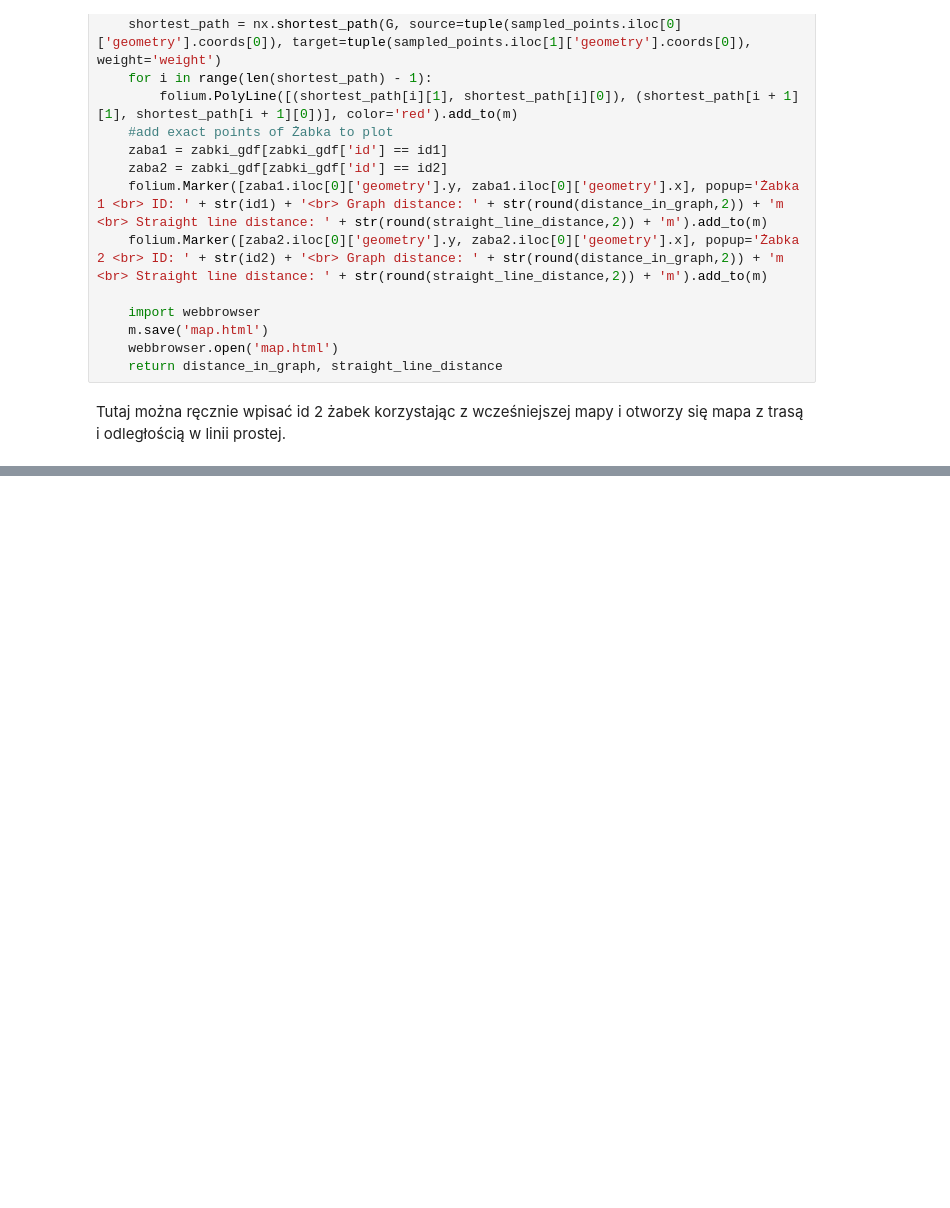
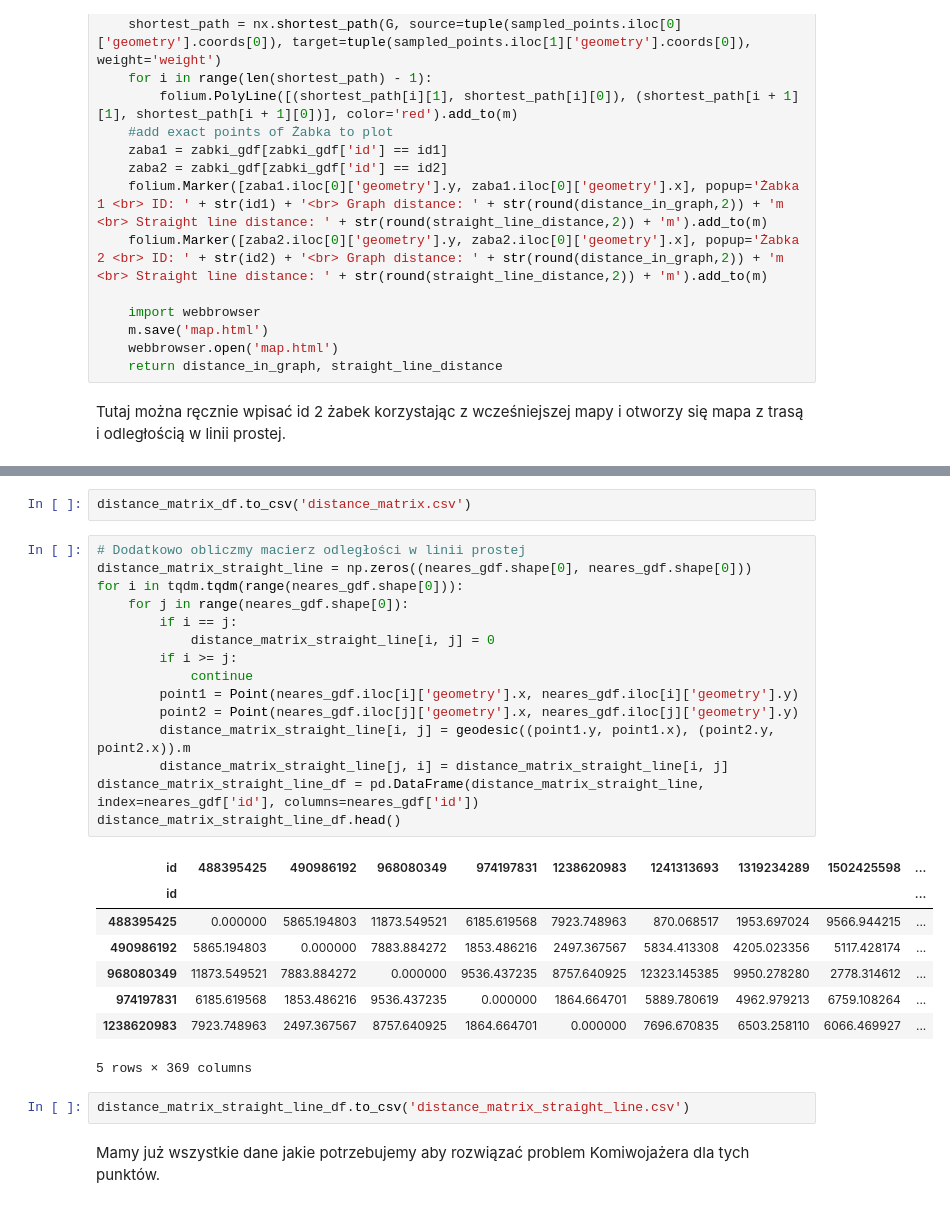
Before and after one commit to Krzysiaczek-kris/Algorytm-Genetyczny, a Jupyter notebook: Matrix_distances.ipynb, the cells around one changed output, grey strips where cells are left out. Drawn from its saved outputs; the diff is of its cells as text; blank space fills up the shorter version.

Commit message:
Obliczenie macierzy odległości

```diff
--- a/Matrix_distances.ipynb
+++ b/Matrix_distances.ipynb
@@ -291,0 +456,30 @@ path_matrix_df.head()
+# %%
+distance_matrix_df.to_csv('distance_matrix.csv')
+# %%
+# Dodatkowo obliczmy macierz odległości w linii prostej
+distance_matrix_straight_line = np.zeros((neares_gdf.shape[0], neares_gdf.shape[0]))
+for i in tqdm.tqdm(range(neares_gdf.shape[0])):
+    for j in range(neares_gdf.shape[0]):
+        if i == j:
+            distance_matrix_straight_line[i, j] = 0
+        if i >= j:
+            continue
+        point1 = Point(neares_gdf.iloc[i]['geometry'].x, neares_gdf.iloc[i]['geometry'].y)
+        point2 = Point(neares_gdf.iloc[j]['geometry'].x, neares_gdf.iloc[j]['geometry'].y)
+        distance_matrix_straight_line[i, j] = geodesic((point1.y, point1.x), (point2.y, point2.x)).m
+        distance_matrix_straight_line[j, i] = distance_matrix_straight_line[i, j]
+distance_matrix_straight_line_df = pd.DataFrame(distance_matrix_straight_line, index=neares_gdf['id'], columns=neares_gdf['id'])
+distance_matrix_straight_line_df.head()
+# %% [output]
+| id | 488395425 | 490986192 | 968080349 | 974197831 | 1238620983 | 1241313693 | 1319234289 | 1502425598 | ... |
+| id |  |  |  |  |  |  |  |  | ... |
+| 488395425 | 0.000000 | 5865.194803 | 11873.549521 | 6185.619568 | 7923.748963 | 870.068517 | 1953.697024 | 9566.944215 | ... |
+| 490986192 | 5865.194803 | 0.000000 | 7883.884272 | 1853.486216 | 2497.367567 | 5834.413308 | 4205.023356 | 5117.428174 | ... |
+| 968080349 | 11873.549521 | 7883.884272 | 0.000000 | 9536.437235 | 8757.640925 | 12323.145385 | 9950.278280 | 2778.314612 | ... |
+| 974197831 | 6185.619568 | 1853.486216 | 9536.437235 | 0.000000 | 1864.664701 | 5889.780619 | 4962.979213 | 6759.108264 | ... |
+| 1238620983 | 7923.748963 | 2497.367567 | 8757.640925 | 1864.664701 | 0.000000 | 7696.670835 | 6503.258110 | 6066.469927 | ... |
+5 rows × 369 columns
+# %%
+distance_matrix_straight_line_df.to_csv('distance_matrix_straight_line.csv')
+# %% [markdown]
+Mamy już wszystkie dane jakie potrzebujemy aby rozwiązać problem Komiwojażera dla tych punktów.
```
Also changed, not shown: parts of 18 cells of this notebook, 2 other files.
